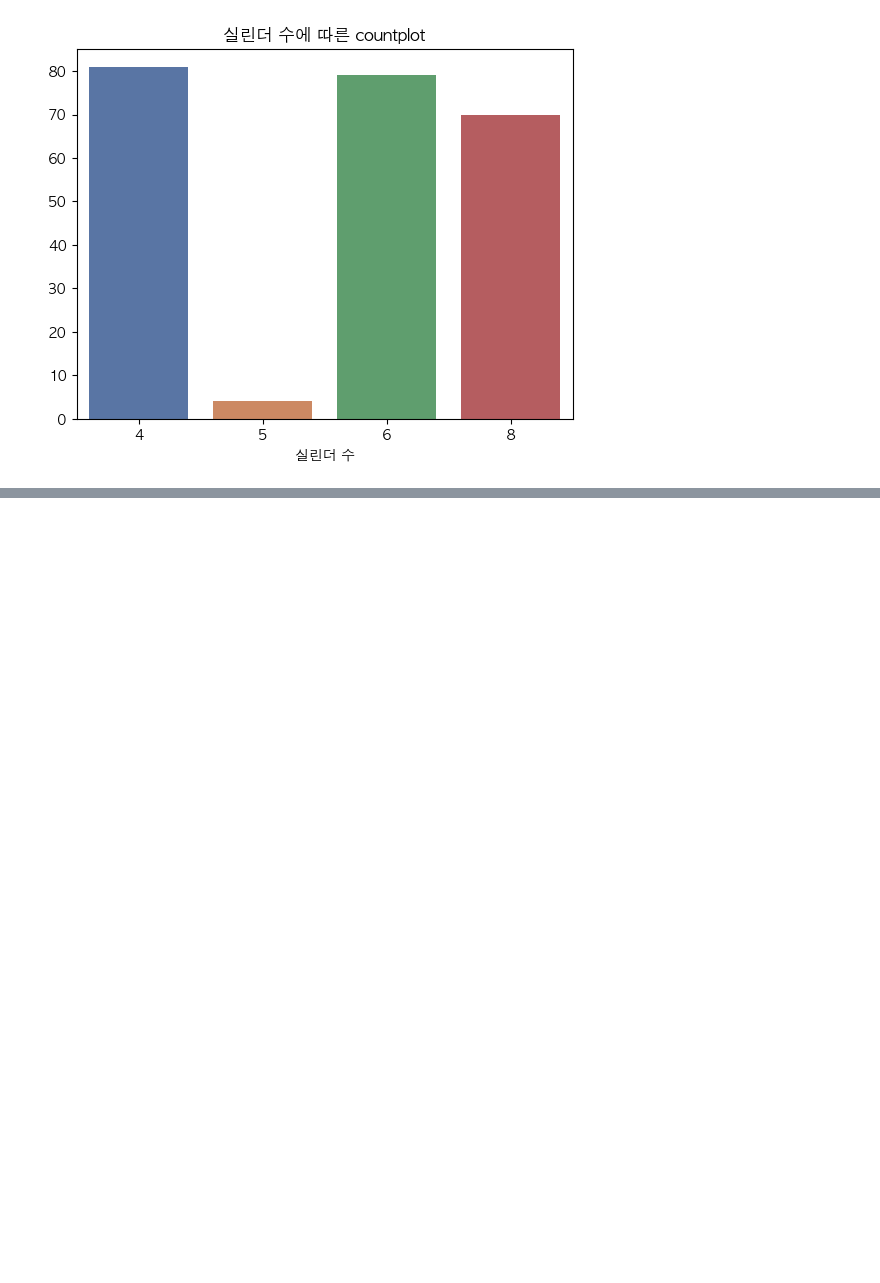
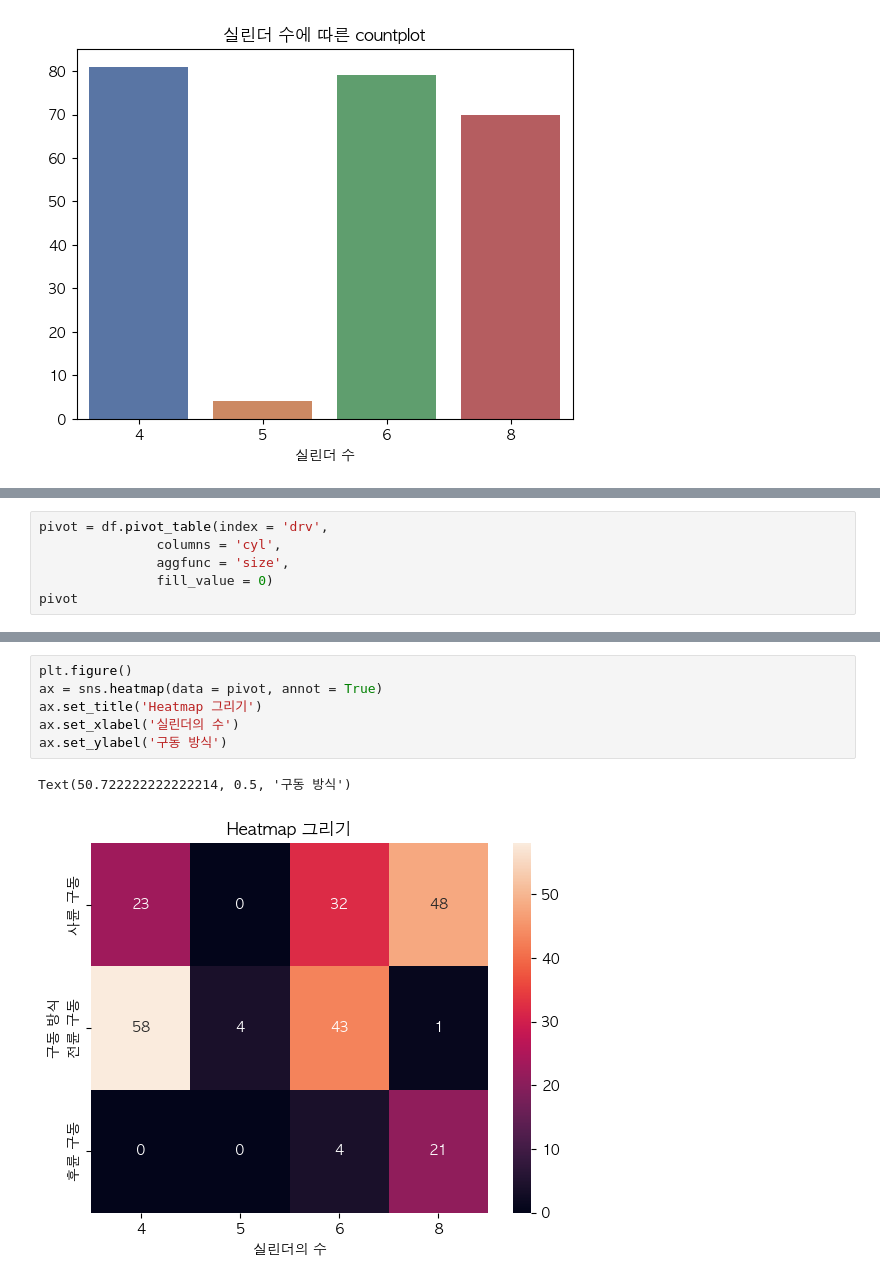
Before and after one commit to DowonMo/Visualization, a Jupyter notebook: 5_0_vehicle.ipynb, the cells around one changed output, grey strips where cells are left out. Drawn from its saved outputs; the diff is of its cells as text; blank space fills up the shorter version.

```diff
--- a/5_0_vehicle.ipynb
+++ b/5_0_vehicle.ipynb
@@ -140,0 +177,6 @@ Text(0, 0.5, '')
+# %%
+pivot = df.pivot_table(index = 'drv',
+               columns = 'cyl',
+               aggfunc = 'size',
+               fill_value = 0)
+pivot
@@ -140,0 +189,9 @@ Text(0, 0.5, '')
+# %%
+plt.figure()
+ax = sns.heatmap(data = pivot, annot = True)
+ax.set_title('Heatmap 그리기')
+ax.set_xlabel('실린더의 수')
+ax.set_ylabel('구동 방식')
+# %% [output]
+Text(50.722222222222214, 0.5, '구동 방식')
+[figure, added]
```
Also changed, not shown: parts of 5 cells of this notebook.
